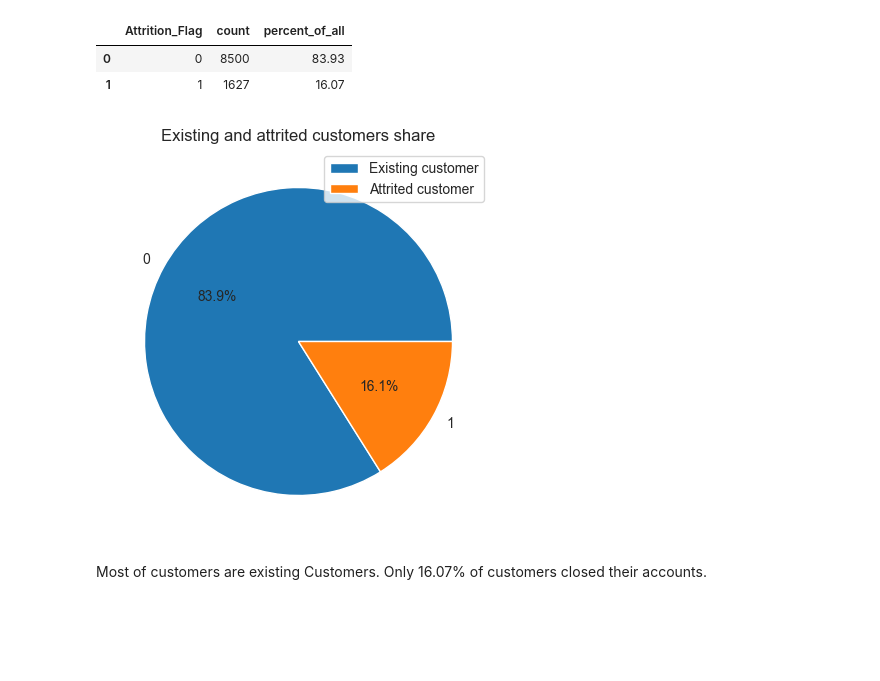
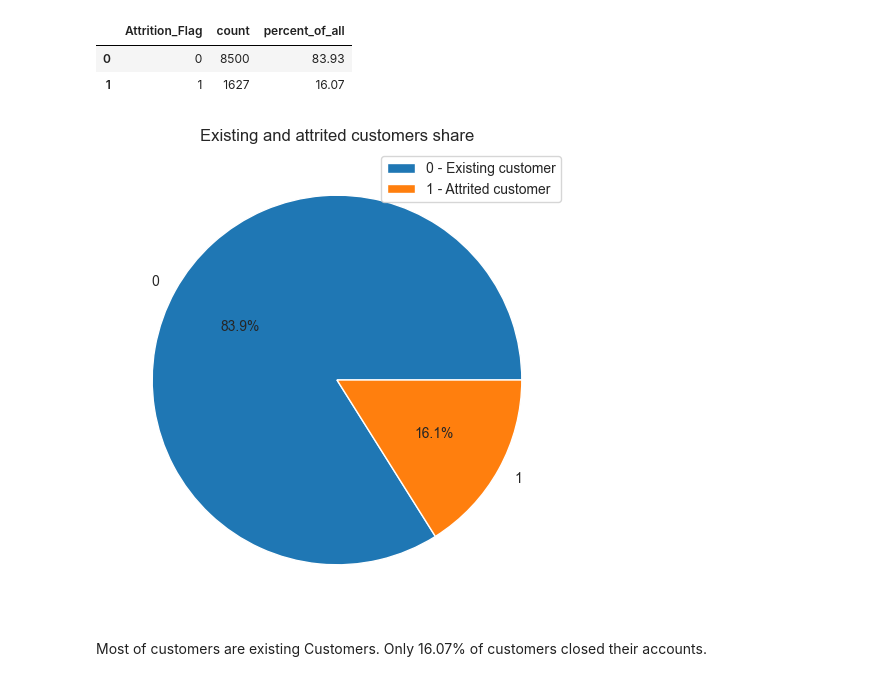
Before and after one commit to kasiadybcio/Credit_card, a Jupyter notebook: eda.ipynb, the cells around one changed output. Cells and saved outputs as stored; diff of their text form; code cells hidden in the pictures; blank space fills up the shorter version.

```diff
--- a/eda.ipynb
+++ b/eda.ipynb
@@ -164,13 +172,13 @@ Existing customer = 0
 | 1 | 1 | 1627 | 16.07 |
 # %%
 sns.set_style("whitegrid",{'font_scale':'1.6'})
-plt.figure(figsize=(5,5))
+plt.figure(figsize=(6,6))
 plt.pie(data['Attrition_Flag'].value_counts(),labels = data['Attrition_Flag'].value_counts().index,autopct='%1.1f%%')
-plt.legend(["Existing customer","Attrited customer"])
+plt.legend(["0 - Existing customer","1 - Attrited customer"], loc = "upper right")
 plt.title("Existing and attrited customers share")
 plt.show()
 # %% [output]
-[figure, old version]
+[figure, new version]
 # %% [markdown]
 Most of customers are existing Customers. Only 16.07% of customers closed their accounts.
 # %% [markdown]
```
Also changed, not shown: parts of 57 cells of this notebook.
